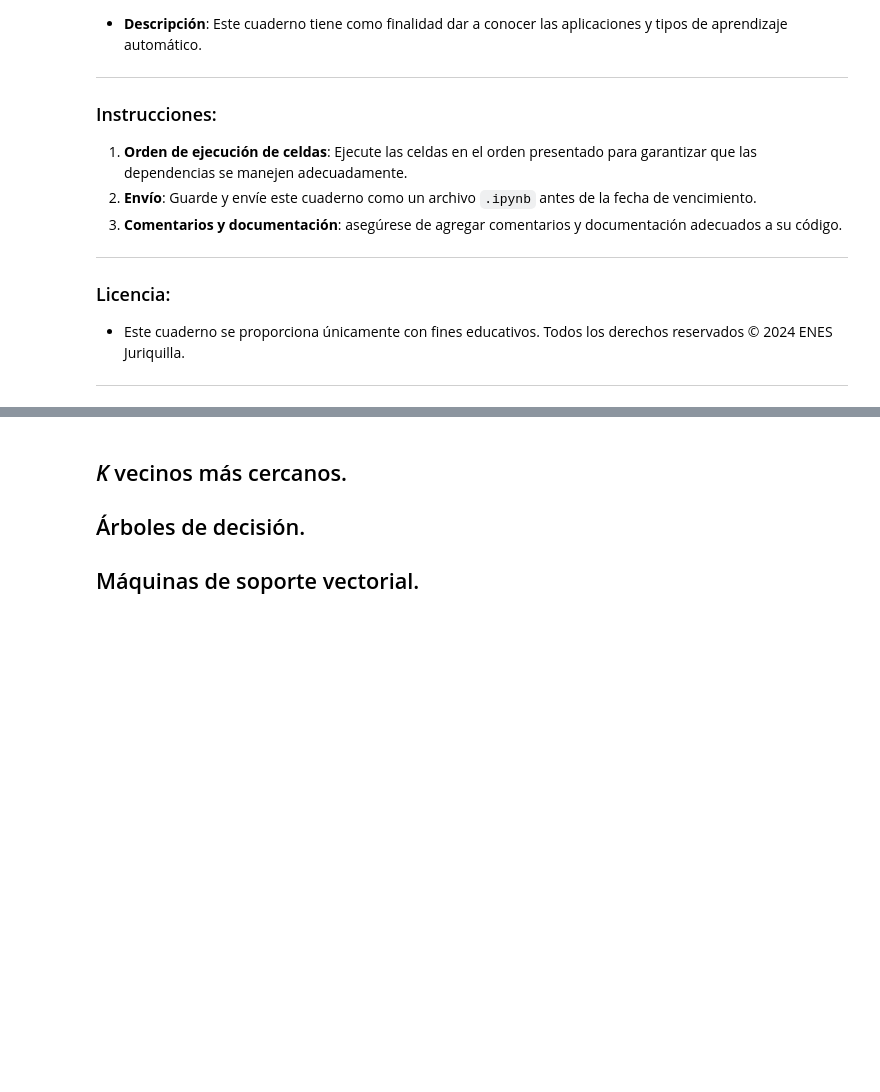
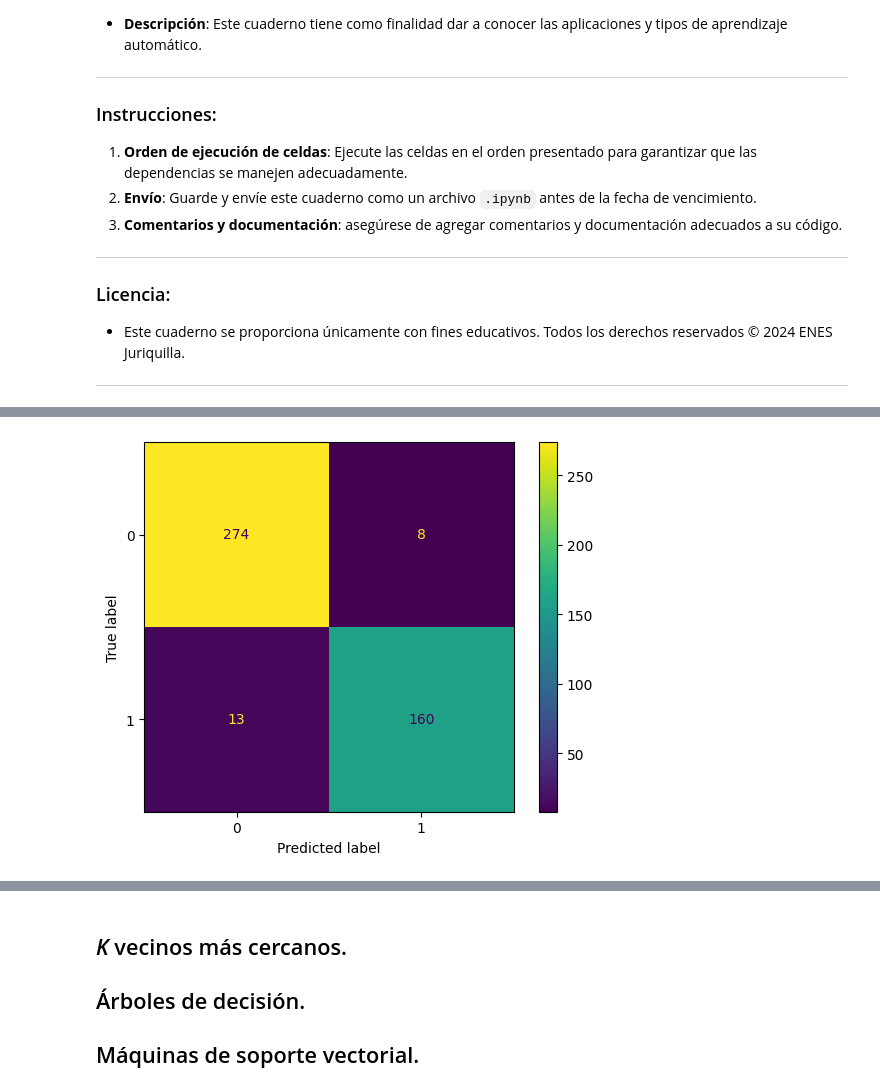
Before and after one commit to jesolisp/Curso-Introduccion-Aprendizaje-Automatico, a Jupyter notebook: docs/JESP_03_Modelos_clasificacion.ipynb, the cells around one changed output, grey strips where cells are left out. Cells and saved outputs as stored; diff of their text form; code cells hidden in the pictures; blank space fills up the shorter version.

```diff
--- a/docs/JESP_03_Modelos_clasificacion.ipynb
+++ b/docs/JESP_03_Modelos_clasificacion.ipynb
@@ -231,0 +332,8 @@ Una de las imágenes digitalizadas que conforman la base de datos es la siguient
+# %%
+cm = confusion_matrix(y_train, y_train_pred)
+cmd = ConfusionMatrixDisplay(confusion_matrix=cm)
+
+cmd.plot(include_values=True, cmap='viridis', ax=None, xticks_rotation='horizontal')
+plt.show()
+# %% [output]
+[figure, added]
```
Also changed, not shown: parts of 14 cells of this notebook, 5 other files.
